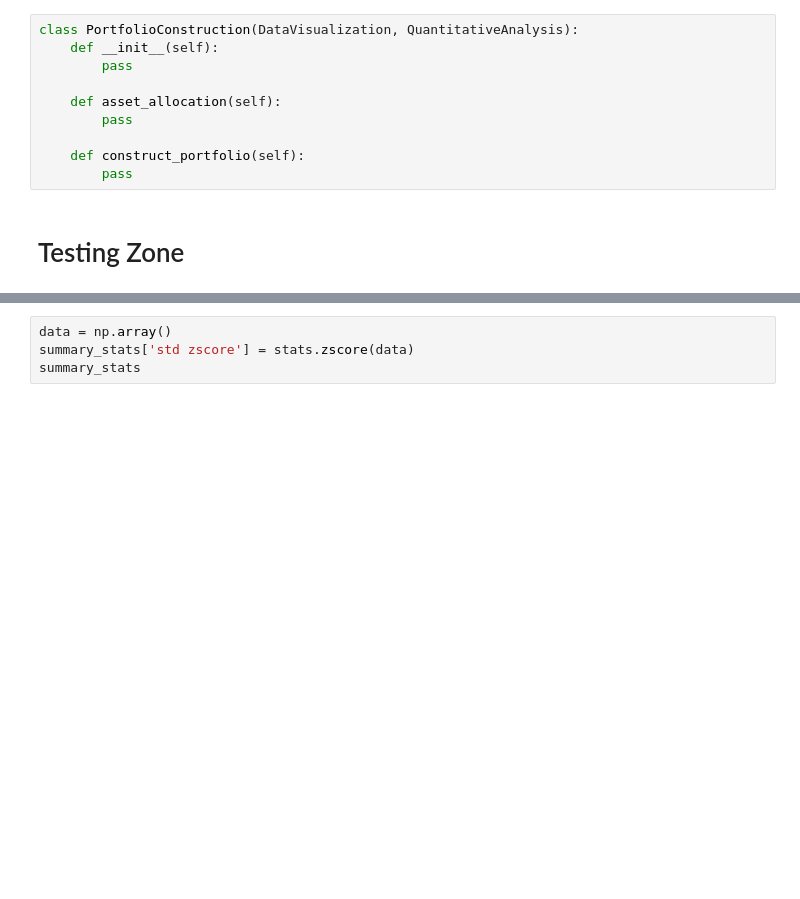
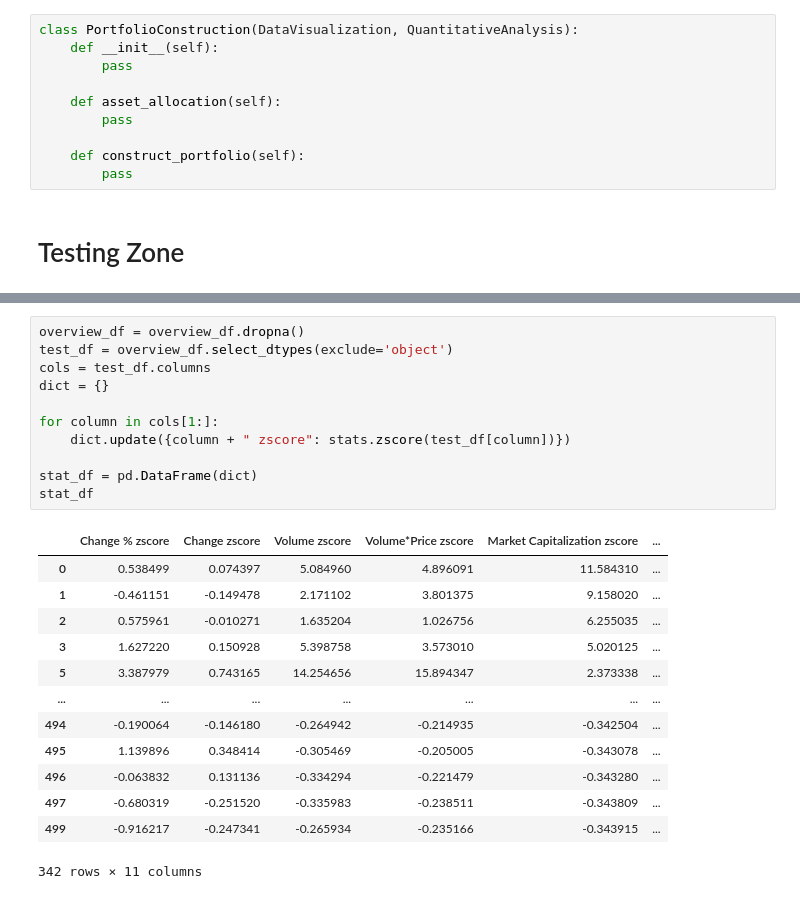
Before and after one commit to ubco-W2022T2-data301/project-group-group15, a Jupyter notebook: analysis/analysis1.ipynb, the cells around one changed output, grey strips where cells are left out. Saved outputs shown, nothing was run; the diff lists cells and outputs as text; blank space fills up the shorter version.

Commit message:
Added exploratory data analysis work

```diff
--- a/analysis/analysis1.ipynb
+++ b/analysis/analysis1.ipynb
@@ -290,4 +291,25 @@ summary_stats
-# %%
-data = np.array()
-summary_stats['std zscore'] = stats.zscore(data)
-summary_stats
+# %%
+overview_df = overview_df.dropna()
+test_df = overview_df.select_dtypes(exclude='object')
+cols = test_df.columns
+dict = {}
+
+for column in cols[1:]:
+    dict.update({column + " zscore": stats.zscore(test_df[column])})
+
+stat_df = pd.DataFrame(dict)
+stat_df
+# %% [output]
+|  | Change % zscore | Change zscore | Volume zscore | Volume*Price zscore | Market Capitalization zscore | ... |
+| 0 | 0.538499 | 0.074397 | 5.084960 | 4.896091 | 11.584310 | ... |
+| 1 | -0.461151 | -0.149478 | 2.171102 | 3.801375 | 9.158020 | ... |
+| 2 | 0.575961 | -0.010271 | 1.635204 | 1.026756 | 6.255035 | ... |
+| 3 | 1.627220 | 0.150928 | 5.398758 | 3.573010 | 5.020125 | ... |
+| 5 | 3.387979 | 0.743165 | 14.254656 | 15.894347 | 2.373338 | ... |
+| ... | ... | ... | ... | ... | ... | ... |
+| 494 | -0.190064 | -0.146180 | -0.264942 | -0.214935 | -0.342504 | ... |
+| 495 | 1.139896 | 0.348414 | -0.305469 | -0.205005 | -0.343078 | ... |
+| 496 | -0.063832 | 0.131136 | -0.334294 | -0.221479 | -0.343280 | ... |
+| 497 | -0.680319 | -0.251520 | -0.335983 | -0.238511 | -0.343809 | ... |
+| 499 | -0.916217 | -0.247341 | -0.265934 | -0.235166 | -0.343915 | ... |
+342 rows × 11 columns
```
Also changed, not shown: parts of 8 cells of this notebook, 2 other files.
